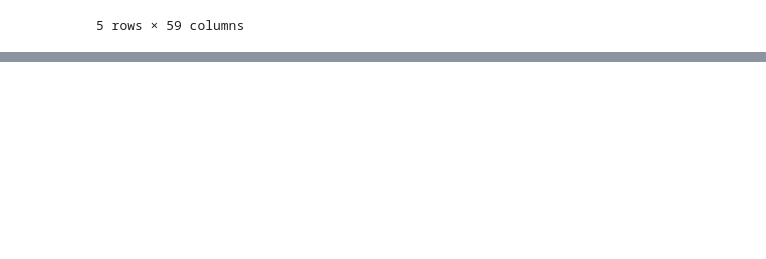
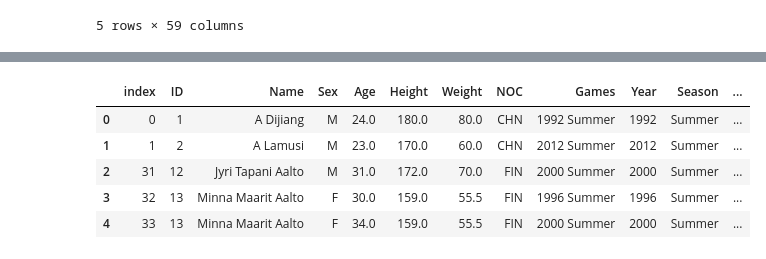
Before and after one commit to christineton/olympics-prediction, a Jupyter notebook: olympics-analysis.ipynb, the cells around one changed output, grey strips where cells are left out. Saved outputs shown, nothing was run; the diff lists cells and outputs as text; code cells hidden in the pictures; blank space fills up the shorter version.

Commit message:
adding in updated data

```diff
--- a/olympics-analysis.ipynb
+++ b/olympics-analysis.ipynb
@@ -234,9 +251,7 @@ pop.head()
 # %%
-# merge gdp and pop
-gdp_pop = w_gdp.merge(pop, left_on = ['Country Code', 'Year'], right_on = ['Country Code', 'Year'], how = 'left')
-gdp_pop.head()
+# Merge olympic_gdp and pop
+olympics_complete = olympics_gdp.merge(pop, left_on = ['Country Code', 'Year'], right_on = ['Country Code', 'Year'], how = 'left')
 # %%
-#merge gdp + pop with Olympics data
-olympics_complete = gdp_pop.merge(olympics, left_on = ['Country', 'Year'], right_on = ['Country', 'Year'], how = 'left')
+# Drop country column
 olympics_complete.drop('Country', axis = 1, inplace = True)
 olympics_complete.head()
@@ -242,0 +288,15 @@ olympics_complete.head()
+# %%
+# clean up data
+summer_olympics = olympics_complete.loc[(olympics_complete['Year'] > 1960) & (olympics_complete['Season'] == "Summer"), :]
+# %%
+# Reset index
+summer_olympics = summer_olympics.reset_index()
+# %%
+summer_olympics.head()
+# %% [output]
+|  | index | ID | Name | Sex | Age | Height | Weight | NOC | Games | Year | Season | ... |
+| 0 | 0 | 1 | A Dijiang | M | 24.0 | 180.0 | 80.0 | CHN | 1992 Summer | 1992 | Summer | ... |
+| 1 | 1 | 2 | A Lamusi | M | 23.0 | 170.0 | 60.0 | CHN | 2012 Summer | 2012 | Summer | ... |
+| 2 | 31 | 12 | Jyri Tapani Aalto | M | 31.0 | 172.0 | 70.0 | FIN | 2000 Summer | 2000 | Summer | ... |
+| 3 | 32 | 13 | Minna Maarit Aalto | F | 30.0 | 159.0 | 55.5 | FIN | 1996 Summer | 1996 | Summer | ... |
+| 4 | 33 | 13 | Minna Maarit Aalto | F | 34.0 | 159.0 | 55.5 | FIN | 2000 Summer | 2000 | Summer | ... |
```
Also changed, not shown: parts of 6 cells of this notebook.
